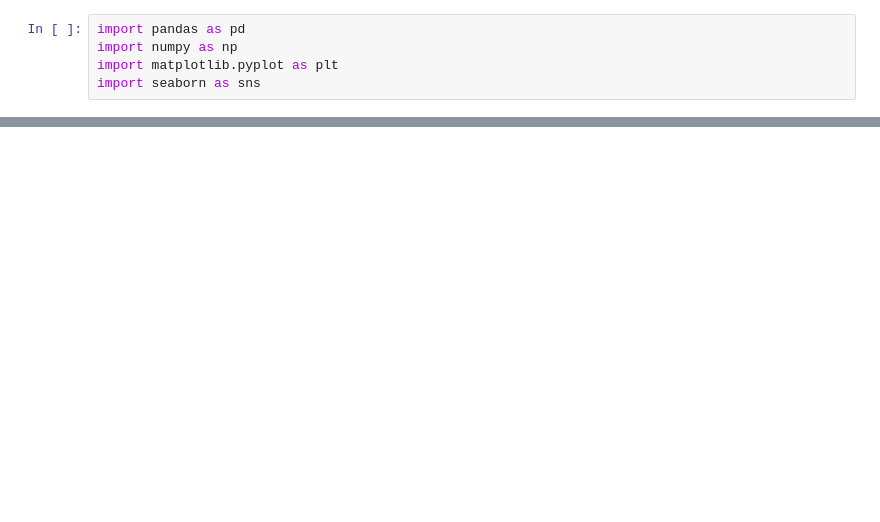
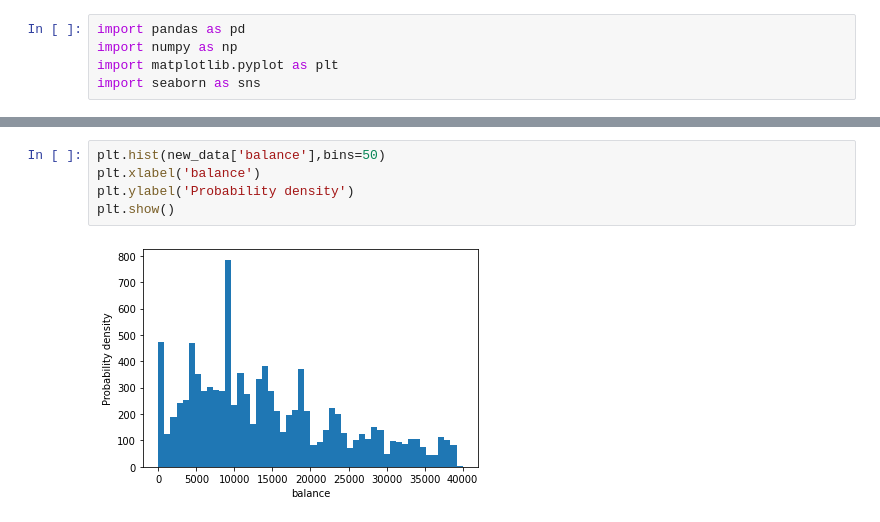
Before and after one commit to Hiteshhegde/loan_def, a Jupyter notebook: Loan_data.ipynb, the cells around one changed output, grey strips where cells are left out. Saved outputs shown, nothing was run; the diff lists cells and outputs as text; blank space fills up the shorter version.

```diff
--- a/Loan_data.ipynb
+++ b/Loan_data.ipynb
@@ -26,0 +110,7 @@ Index(['emp_title', 'emp_length', 'state', 'homeownership', 'annual_income',
+# %%
+plt.hist(new_data['balance'],bins=50)
+plt.xlabel('balance')
+plt.ylabel('Probability density')
+plt.show()
+# %% [output]
+[figure, added]
```
Also changed, not shown: parts of 20 cells of this notebook, 2 other files.
